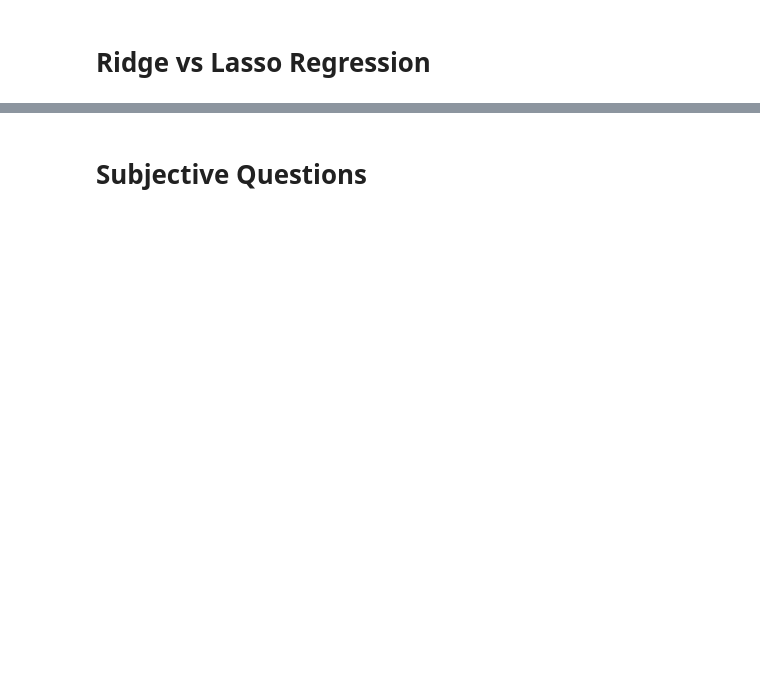
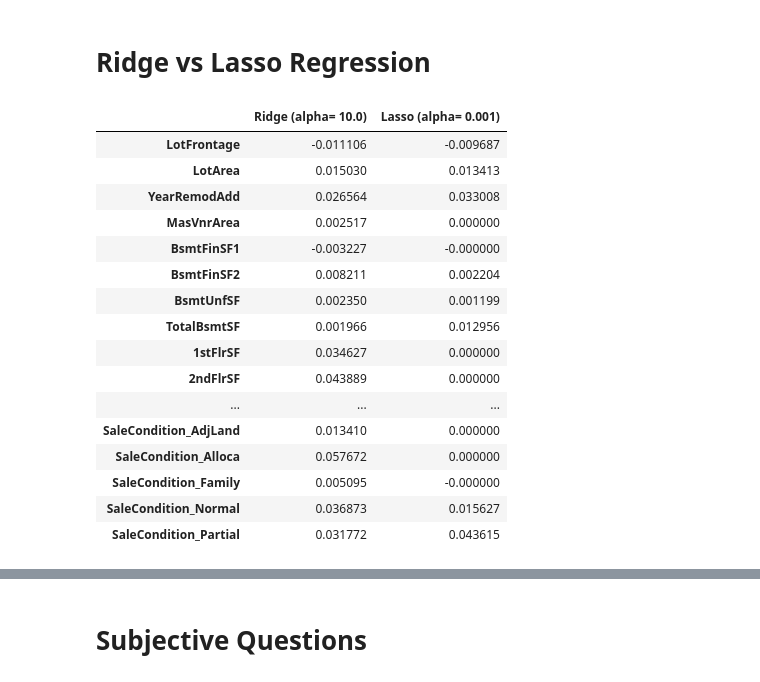
Before and after one commit to chitra-psg/house_price_prediction, a Jupyter notebook: HousingPrediction_RidgeLasso.ipynb, the cells around one changed output, grey strips where cells are left out. Cells and saved outputs as stored; diff of their text form; code cells hidden in the pictures; blank space fills up the shorter version.

```diff
--- a/HousingPrediction_RidgeLasso.ipynb
+++ b/HousingPrediction_RidgeLasso.ipynb
@@ -544,13 +664,31 @@ lasso_final_model, lasso_y_train, lasso_y_predicted, lasso_alpha = BuildRidgeOrL
 # %% [markdown]
 # Ridge vs Lasso Regression
 # %%
-model_coefficients = pd.DataFrame(index=X_test.columns)
-model_coefficients.rows = X_test.columns
+final_model_coefficients = pd.DataFrame(index=X_test.columns)
+final_model_coefficients.rows = X_test.columns
 
-model_coefficients['Ridge (alpha= 10.0)'] = ridge_final_model.coef_
-model_coefficients['Lasso (alpha= 0.001', lasso_alpha ,')'] = lasso_final_model.coef_
+final_model_coefficients['Ridge (alpha= 10.0)'] = ridge_final_model.coef_
+final_model_coefficients['Lasso (alpha= 0.001)'] = lasso_final_model.coef_
 pd.set_option('display.max_rows', None)
-model_coefficients
+final_model_coefficients
+# %% [output]
+|  | Ridge (alpha= 10.0) | Lasso (alpha= 0.001) |
+| LotFrontage | -0.011106 | -0.009687 |
+| LotArea | 0.015030 | 0.013413 |
+| YearRemodAdd | 0.026564 | 0.033008 |
+| MasVnrArea | 0.002517 | 0.000000 |
+| BsmtFinSF1 | -0.003227 | -0.000000 |
+| BsmtFinSF2 | 0.008211 | 0.002204 |
+| BsmtUnfSF | 0.002350 | 0.001199 |
+| TotalBsmtSF | 0.001966 | 0.012956 |
+| 1stFlrSF | 0.034627 | 0.000000 |
+| 2ndFlrSF | 0.043889 | 0.000000 |
+| ... | ... | ... |
+| SaleCondition_AdjLand | 0.013410 | 0.000000 |
+| SaleCondition_Alloca | 0.057672 | 0.000000 |
+| SaleCondition_Family | 0.005095 | -0.000000 |
+| SaleCondition_Normal | 0.036873 | 0.015627 |
+| SaleCondition_Partial | 0.031772 | 0.043615 |
 # %%
 # Plot the histogram of the error terms
 fig = plt.figure()
```
Also changed, not shown: parts of 38 cells of this notebook.
